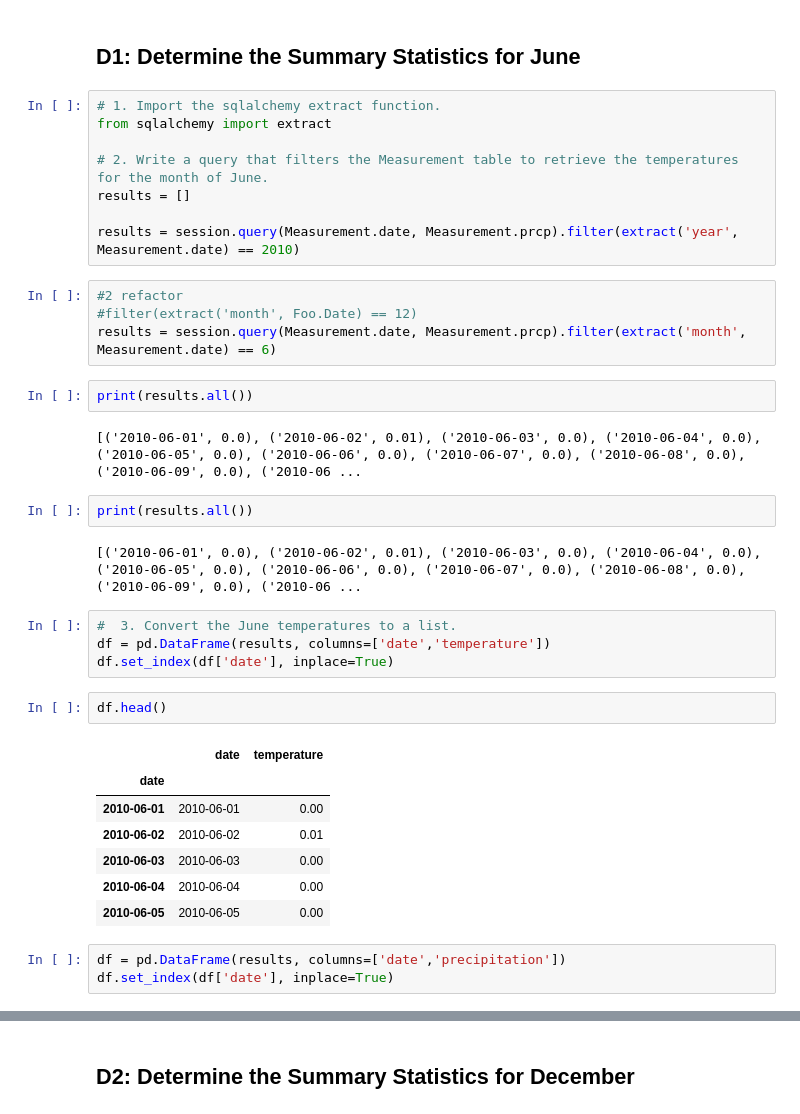
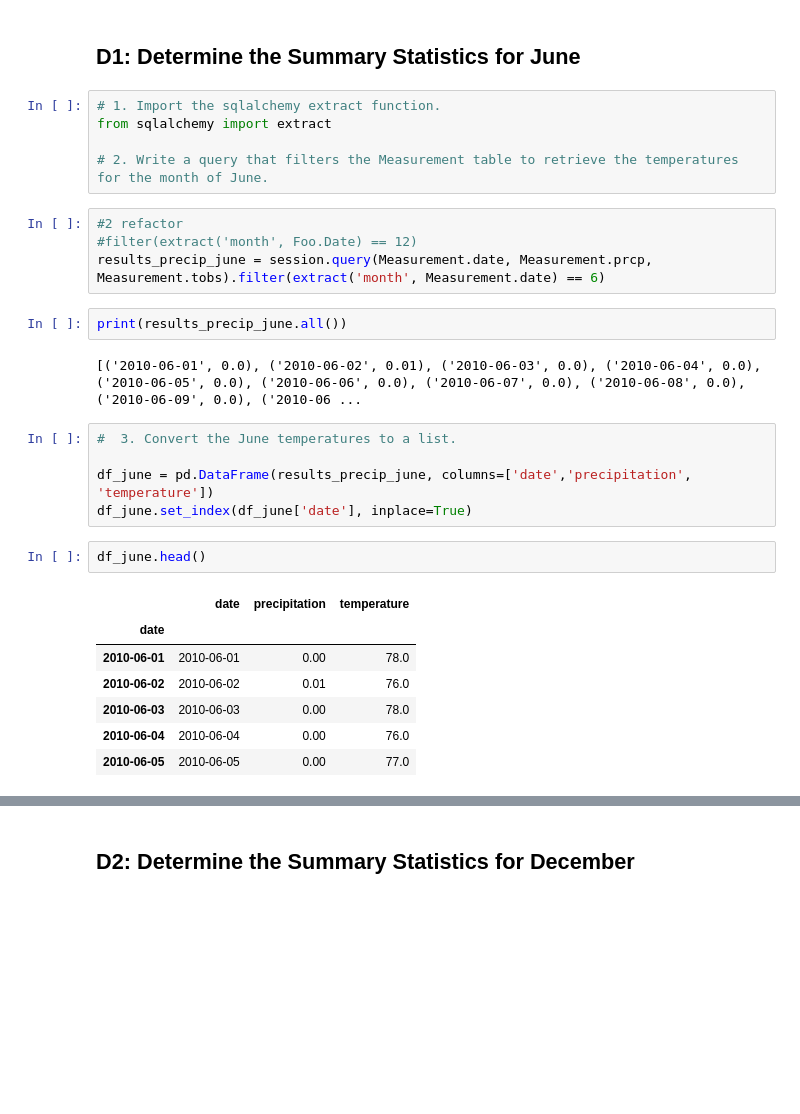
Before and after one commit to mpatubo/surfs_up, a Jupyter notebook: SurfsUp_Challenge.ipynb, the cells around one changed output, grey strips where cells are left out. Cells and saved outputs as stored; diff of their text form; blank space fills up the shorter version.

```diff
--- a/SurfsUp_Challenge.ipynb
+++ b/SurfsUp_Challenge.ipynb
@@ -37,36 +37,27 @@ session
 from sqlalchemy import extract
 
 # 2. Write a query that filters the Measurement table to retrieve the temperatures for the month of June.
-results = []
-
-results = session.query(Measurement.date, Measurement.prcp).filter(extract('year', Measurement.date) == 2010)
 # %%
 #2 refactor
 #filter(extract('month', Foo.Date) == 12)
-results = session.query(Measurement.date, Measurement.prcp).filter(extract('month', Measurement.date) == 6)
+results_precip_june = session.query(Measurement.date, Measurement.prcp, Measurement.tobs).filter(extract('month', Measurement.date) == 6)
 # %%
-print(results.all())
+print(results_precip_june.all())
 # %% [output]
 [('2010-06-01', 0.0), ('2010-06-02', 0.01), ('2010-06-03', 0.0), ('2010-06-04', 0.0), ('2010-06-05', 0.0), ('2010-06-06', 0.0), ('2010-06-07', 0.0), ('2010-06-08', 0.0), ('2010-06-09', 0.0), ('2010-06 ...
-# %%
-print(results.all())
-# %% [output]
-[('2010-06-01', 0.0), ('2010-06-02', 0.01), ('2010-06-03', 0.0), ('2010-06-04', 0.0), ('2010-06-05', 0.0), ('2010-06-06', 0.0), ('2010-06-07', 0.0), ('2010-06-08', 0.0), ('2010-06-09', 0.0), ('2010-06 ...
 # %%
 #  3. Convert the June temperatures to a list.
-df = pd.DataFrame(results, columns=['date','temperature'])
-df.set_index(df['date'], inplace=True)
+
+df_june = pd.DataFrame(results_precip_june, columns=['date','precipitation', 'temperature'])
+df_june.set_index(df_june['date'], inplace=True)
 # %%
-df.head()
+df_june.head()
 # %% [output]
-|  | date | temperature |
-| date |  |  |
-| 2010-06-01 | 2010-06-01 | 0.00 |
-| 2010-06-02 | 2010-06-02 | 0.01 |
-| 2010-06-03 | 2010-06-03 | 0.00 |
-| 2010-06-04 | 2010-06-04 | 0.00 |
-| 2010-06-05 | 2010-06-05 | 0.00 |
+|  | date | precipitation | temperature |
+| date |  |  |  |
+| 2010-06-01 | 2010-06-01 | 0.00 | 78.0 |
+| 2010-06-02 | 2010-06-02 | 0.01 | 76.0 |
+| 2010-06-03 | 2010-06-03 | 0.00 | 78.0 |
+| 2010-06-04 | 2010-06-04 | 0.00 | 76.0 |
+| 2010-06-05 | 2010-06-05 | 0.00 | 77.0 |
-# %%
-df = pd.DataFrame(results, columns=['date','precipitation'])
-df.set_index(df['date'], inplace=True)
 # %%
```
Also changed, not shown: parts of 12 cells of this notebook.
